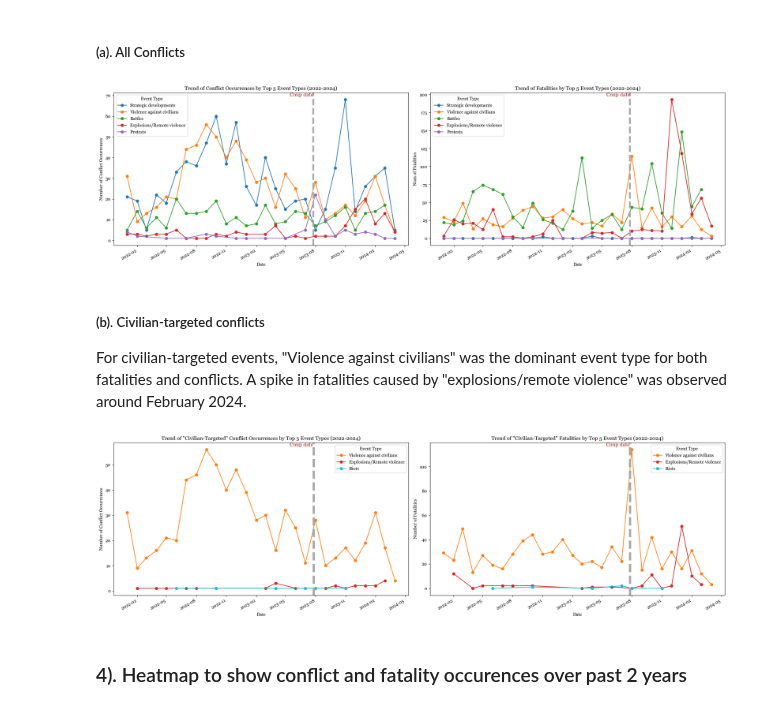
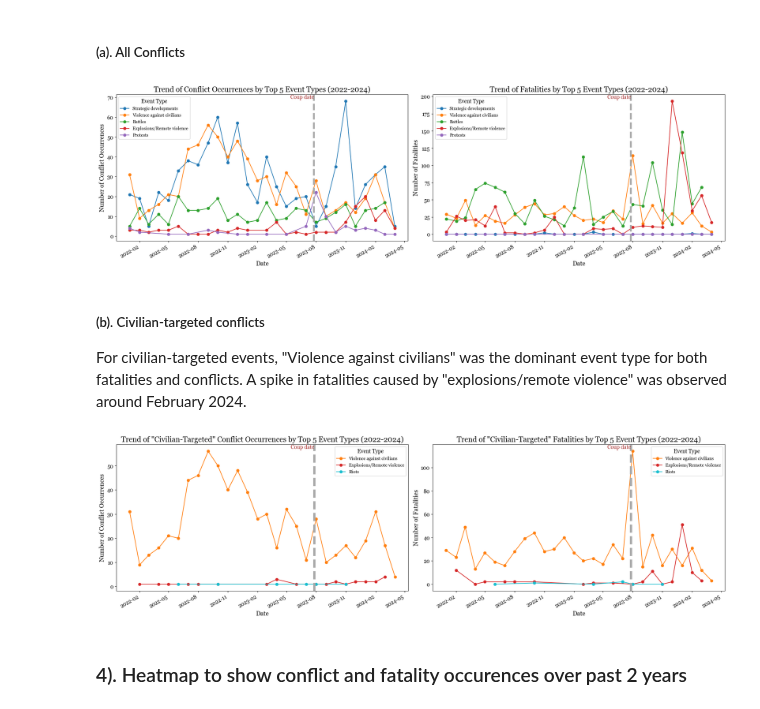
Before and after one commit to datapartnership/niger-economic-monitoring, a Jupyter notebook: notebooks/conflict/Niger Conflict Data.ipynb, the cells around one changed output. Drawn from its saved outputs; the diff is of its cells as text; code cells hidden in the pictures.

Commit message:
Changes to conflict analysis

```diff
--- a/notebooks/conflict/Niger Conflict Data.ipynb
+++ b/notebooks/conflict/Niger Conflict Data.ipynb
@@ -348,21 +347,22 @@ for ax in axs:
 for ax in axs:
     ax.xaxis.set_major_locator(mdates.MonthLocator(interval=3))  # Set major ticks interval every 3 months
     ax.xaxis.set_major_formatter(mdates.DateFormatter('%Y-%m'))  # Set the display format for dates
-    ax.set_xlabel('Date')
-    ax.legend(title='Event Type')
+    ax.set_xlabel('Date', fontsize = 14)
+    ax.legend(title='Event Type', title_fontsize = 12)
+    ax.tick_params(axis='both', which='major', labelsize=12)
 
 fig.autofmt_xdate()
 
-axs[0].set_ylabel('Number of Conflict Occurrences')
-axs[0].set_title('Trend of Conflict Occurrences by Top 5 Event Types (2022-2024)')
+axs[0].set_ylabel('Number of Conflict Occurrences', fontsize = 14)
+axs[0].set_title('Trend of Conflict Occurrences by Top 5 Event Types (2022-2024)', fontsize = 17)
 
-axs[1].set_ylabel('Num of Fatalities')
-axs[1].set_title('Trend of Fatalities by Top 5 Event Types (2022-2024)')
+axs[1].set_ylabel('Number of Fatalities', fontsize = 14)
+axs[1].set_title('Trend of Fatalities by Top 5 Event Types (2022-2024)', fontsize = 17)
 
 plt.tight_layout()
 plt.show()
 # %% [output]
-[figure, old version]
+[figure, new version]
 # %% [markdown]
 ##### (b). Civilian-targeted conflicts
 
@@ -400,40 +400,41 @@ top_event_types = grouped.groupby('event_type')['event_id_cnty'].sum().nlargest(
 fig, axs = plt.subplots(1, 2, figsize=(20, 6))  # Create a 1 by 2 subplot grid
 
 # First plot for conflict occurrences
 for event_type in top_event_types:
     event_data = top_events_grouped[top_events_grouped['event_type'] == event_type]
     axs[0].plot(event_data['month_year'].dt.to_timestamp(), event_data['event_id_cnty'], marker='o', label=event_type, color=color_palette2[event_type])
 
 # Second plot for fatalities
 for event_type in top_event_types:
     event_data = top_events_grouped[top_events_grouped['event_type'] == event_type]
     axs[1].plot(event_data['month_year'].dt.to_timestamp(), event_data['fatalities'], marker='o', label=event_type, color=color_palette2[event_type])
 
 # Highlight the specific date for the coup in both plots
 coup_date = pd.Timestamp('2023-07-26')
 for ax in axs:
     ax.axvline(x=coup_date, color='darkgrey', linestyle='--', lw=5)
     ax.text(coup_date, ax.get_ylim()[1], 'Coup date', horizontalalignment='right', verticalalignment='top', color='brown', fontsize = 12)
 
 # Formatting the plots
 for ax in axs:
     ax.xaxis.set_major_locator(mdates.MonthLocator(interval=3))  # Set major ticks interval every 3 months
     ax.xaxis.set_major_formatter(mdates.DateFormatter('%Y-%m'))  # Set the display format for dates
-    ax.set_xlabel('Date')
-    ax.legend(title='Event Type')
+    ax.set_xlabel('Date', fontsize = 14)
+    ax.legend(title='Event Type', fontsize = 10, title_fontsize = 12)
+    ax.tick_params(axis='both', which='major', labelsize=12)
 
 fig.autofmt_xdate()
 
-axs[0].set_ylabel('Number of Conflict Occurrences')
-axs[0].set_title('Trend of "Civilian-Targeted" Conflict Occurrences by Top 5 Event Types (2022-2024)')
+axs[0].set_ylabel('Number of Conflict Occurrences', fontsize = 14)
+axs[0].set_title('Trend of "Civilian-Targeted" Conflict Occurrences by Top 5 Event Types (2022-2024)', fontsize = 17)
 
-axs[1].set_ylabel('Number of Fatalities')
-axs[1].set_title('Trend of "Civilian-Targeted" Fatalities by Top 5 Event Types (2022-2024)')
+axs[1].set_ylabel('Number of Fatalities', fontsize = 14)
+axs[1].set_title('Trend of "Civilian-Targeted" Fatalities by Top 5 Event Types (2022-2024)', fontsize = 17)
 
 plt.tight_layout()
 plt.show()
 # %% [output]
-[figure, old version]
+[figure, new version]
 # %% [markdown]
 ### 4). Heatmap to show conflict and fatality occurences over past 2 years
 # %%
```
Also changed, not shown: parts of 14 cells of this notebook, 2 other files.
